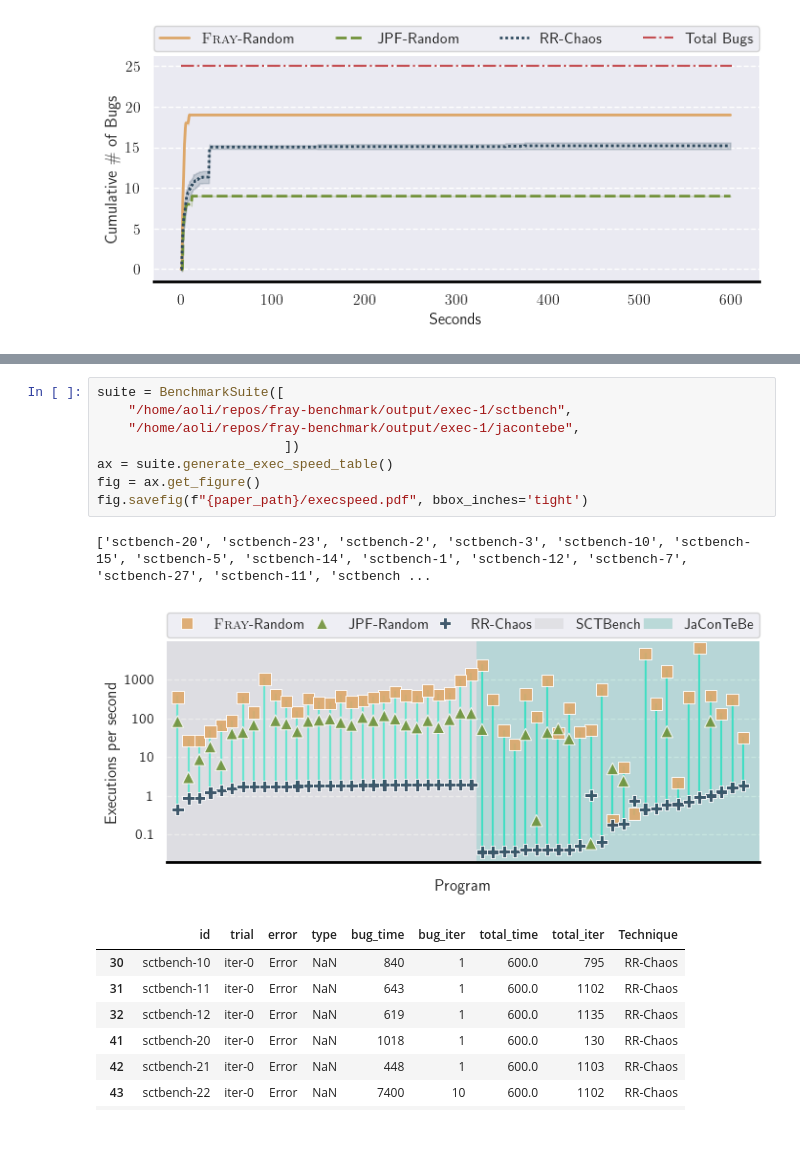
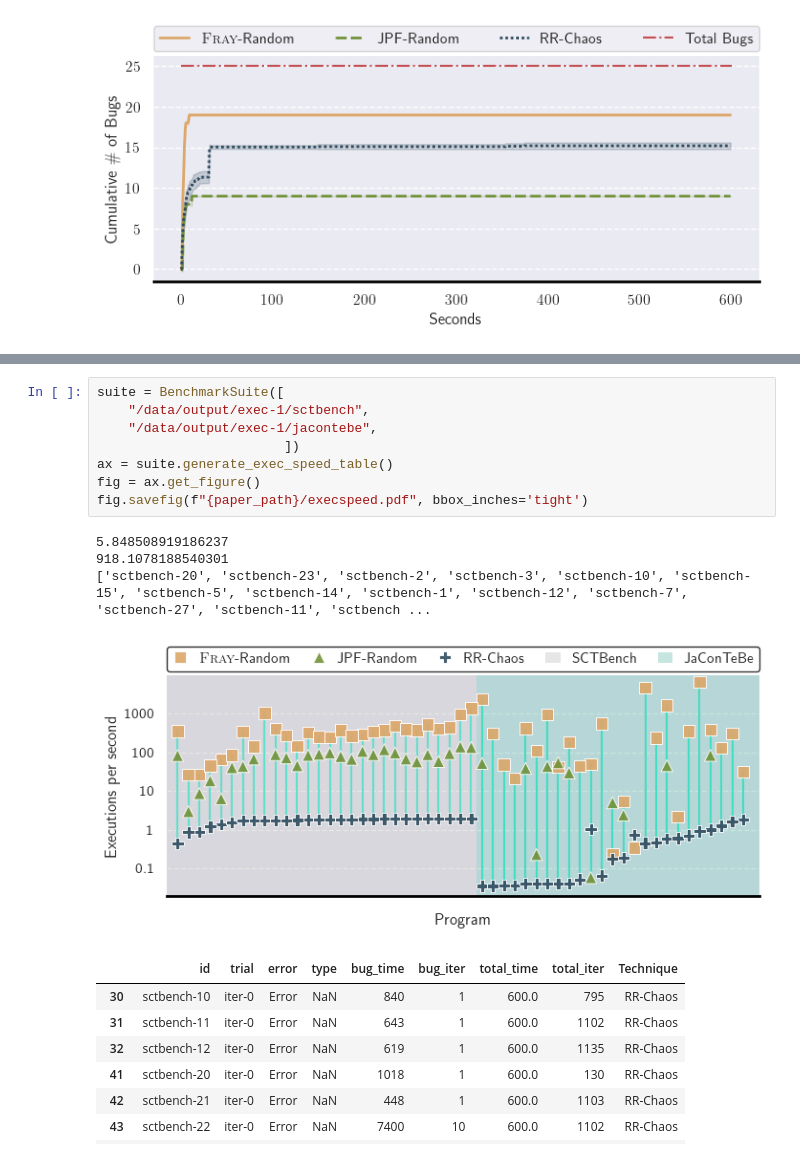
Before and after one commit to cmu-pasta/fray-benchmark, a Jupyter notebook: fray_benchmark/visualizer/playground.ipynb, the cells around one changed output, grey strips where cells are left out. Drawn from its saved outputs; the diff is of its cells as text.

```diff
--- a/fray_benchmark/visualizer/playground.ipynb
+++ b/fray_benchmark/visualizer/playground.ipynb
@@ -35,14 +35,16 @@ fig.savefig(f"{paper_path}/searchspace.pdf", bbox_inches='tight')
 # %%
 suite = BenchmarkSuite([
-    "/home/aoli/repos/fray-benchmark/output/exec-1/sctbench",
-    "/home/aoli/repos/fray-benchmark/output/exec-1/jacontebe",
+    "/data/output/exec-1/sctbench",
+    "/data/output/exec-1/jacontebe",
                         ])
 ax = suite.generate_exec_speed_table()
 fig = ax.get_figure()
 fig.savefig(f"{paper_path}/execspeed.pdf", bbox_inches='tight')
 # %% [output]
+5.848508919186237
+918.1078188540301
 ['sctbench-20', 'sctbench-23', 'sctbench-2', 'sctbench-3', 'sctbench-10', 'sctbench-15', 'sctbench-5', 'sctbench-14', 'sctbench-1', 'sctbench-12', 'sctbench-7', 'sctbench-27', 'sctbench-11', 'sctbench ...
-[figure, old version]
+[figure, new version]
 # %%
 # %% [output]
 |  | id | trial | error | type | bug_time | bug_iter | total_time | total_iter | Technique |
```
Also changed, not shown: parts of 2 cells of this notebook, 4 other files.
